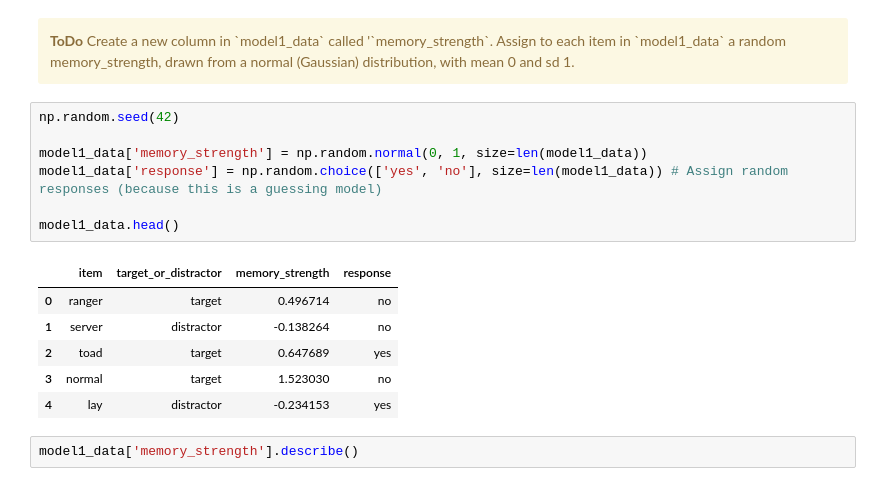
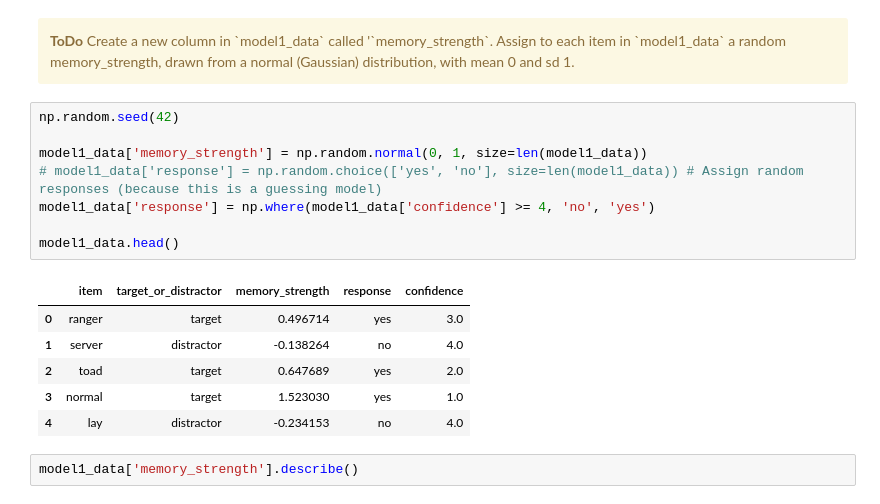
Before and after one commit to kooroshkz/Cognition_and_Computation, a Jupyter notebook: Project-1/memory.ipynb, the cells around one changed output. Cells and saved outputs as stored; diff of their text form.

```diff
--- a/Project-1/memory.ipynb
+++ b/Project-1/memory.ipynb
@@ -244,17 +244,18 @@ Let's now simulate random guesses. The basic idea is that we assume that partici
 # %%
 np.random.seed(42)
 
 model1_data['memory_strength'] = np.random.normal(0, 1, size=len(model1_data))
-model1_data['response'] = np.random.choice(['yes', 'no'], size=len(model1_data)) # Assign random responses (because this is a guessing model)
+# model1_data['response'] = np.random.choice(['yes', 'no'], size=len(model1_data)) # Assign random responses (because this is a guessing model)
+model1_data['response'] = np.where(model1_data['confidence'] >= 4, 'no', 'yes')
 
 model1_data.head()
 # %% [output]
-|  | item | target_or_distractor | memory_strength | response |
-| 0 | ranger | target | 0.496714 | no |
-| 1 | server | distractor | -0.138264 | no |
-| 2 | toad | target | 0.647689 | yes |
-| 3 | normal | target | 1.523030 | no |
-| 4 | lay | distractor | -0.234153 | yes |
+|  | item | target_or_distractor | memory_strength | response | confidence |
+| 0 | ranger | target | 0.496714 | yes | 3.0 |
+| 1 | server | distractor | -0.138264 | no | 4.0 |
+| 2 | toad | target | 0.647689 | yes | 2.0 |
+| 3 | normal | target | 1.523030 | yes | 1.0 |
+| 4 | lay | distractor | -0.234153 | no | 4.0 |
 # %%
 model1_data['memory_strength'].describe()
 # %% [output]
```
Also changed, not shown: parts of 4 cells of this notebook.
